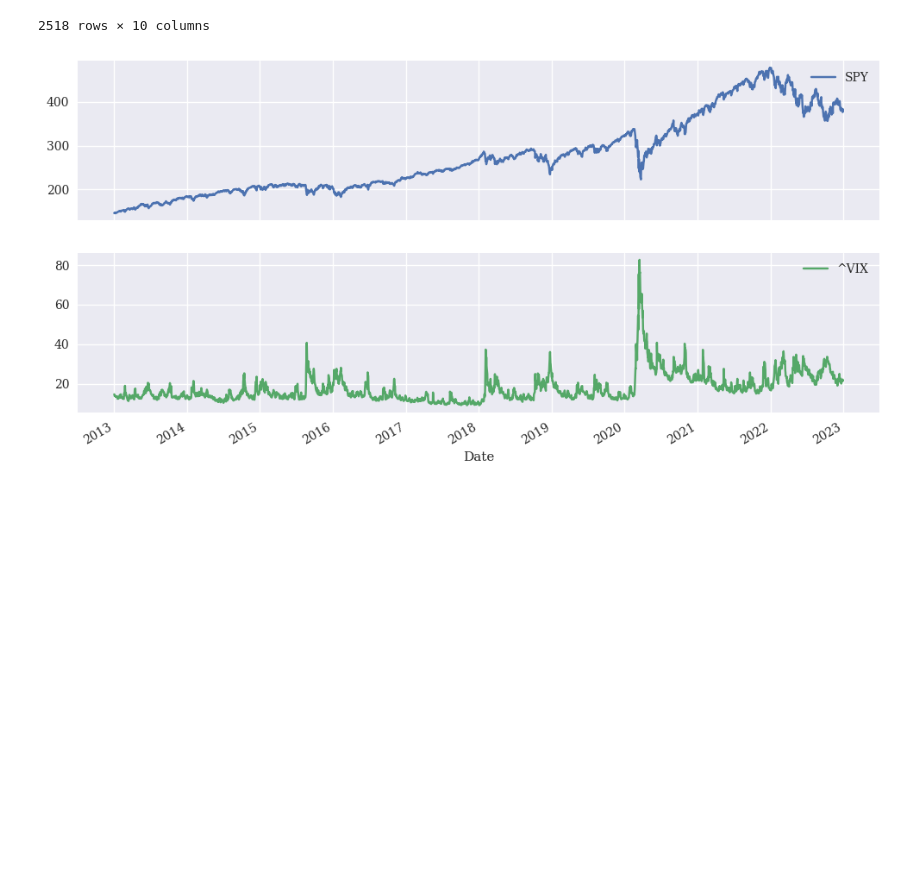
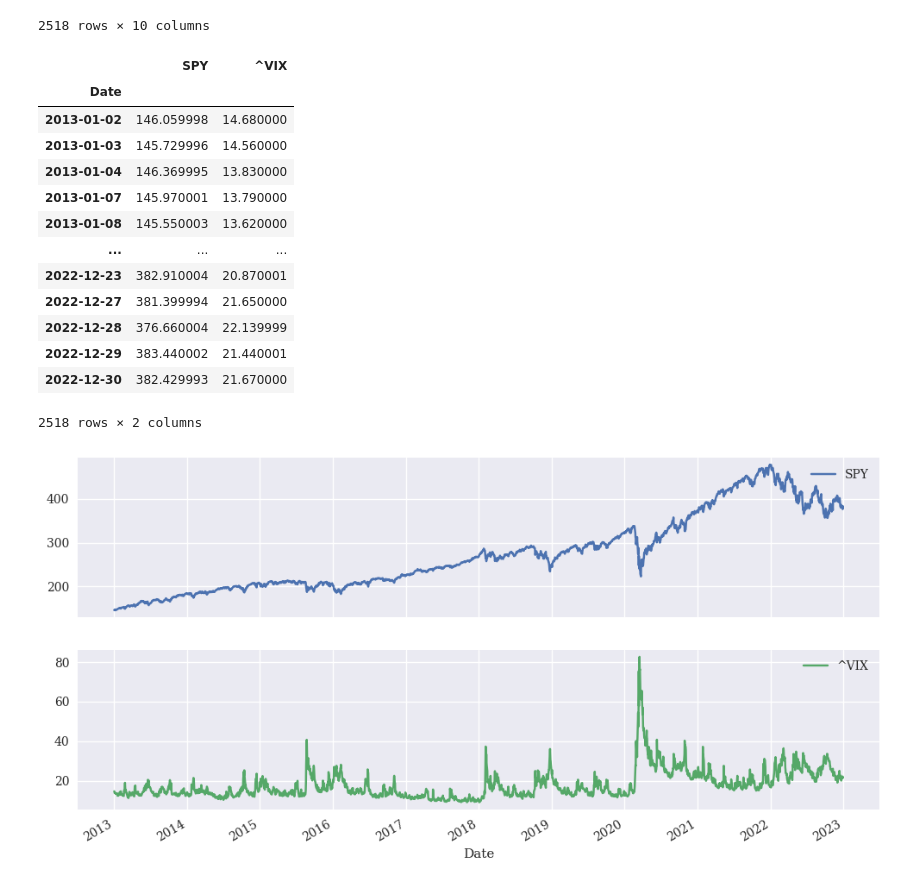
Before and after one commit to MartinKasak/Python_Finance_Numpy_Pandas, a Jupyter notebook: Python Finance.ipynb, the cells around one changed output. Saved outputs shown, nothing was run; the diff lists cells and outputs as text; code cells hidden in the pictures; blank space fills up the shorter version.

```diff
--- a/Python Finance.ipynb
+++ b/Python Finance.ipynb
@@ -264,9 +264,24 @@ df_multiple_symbols["Close"]
 | 2022-12-30 | 129.929993 | 88.730003 | 71.239998 | 63.610001 | 239.820007 | 117.010002 | 382.429993 | 99.559998 | 207.759995 | 21.670000 |
 2518 rows × 10 columns
 # %%
-df_multiple_symbols = df_multiple_symbols["Close"] #= df_multiple_symbols[["SPY", "VIX"]]
+df_multiple_symbols = df_multiple_symbols["Close"]
 df_multiple_symbols = df_multiple_symbols[["SPY", "^VIX"]].dropna()
-#df_multiple_symbols.tail()
+df_multiple_symbols
+# %% [output]
+|  | SPY | ^VIX |
+| Date |  |  |
+| 2013-01-02 | 146.059998 | 14.680000 |
+| 2013-01-03 | 145.729996 | 14.560000 |
+| 2013-01-04 | 146.369995 | 13.830000 |
+| 2013-01-07 | 145.970001 | 13.790000 |
+| 2013-01-08 | 145.550003 | 13.620000 |
+| ... | ... | ... |
+| 2022-12-23 | 382.910004 | 20.870001 |
+| 2022-12-27 | 381.399994 | 21.650000 |
+| 2022-12-28 | 376.660004 | 22.139999 |
+| 2022-12-29 | 383.440002 | 21.440001 |
+| 2022-12-30 | 382.429993 | 21.670000 |
+2518 rows × 2 columns
 # %%
 df_multiple_symbols.plot(subplots=True, figsize=(12, 6));
 # %% [output]
```
Also changed, not shown: parts of 4 cells of this notebook.
